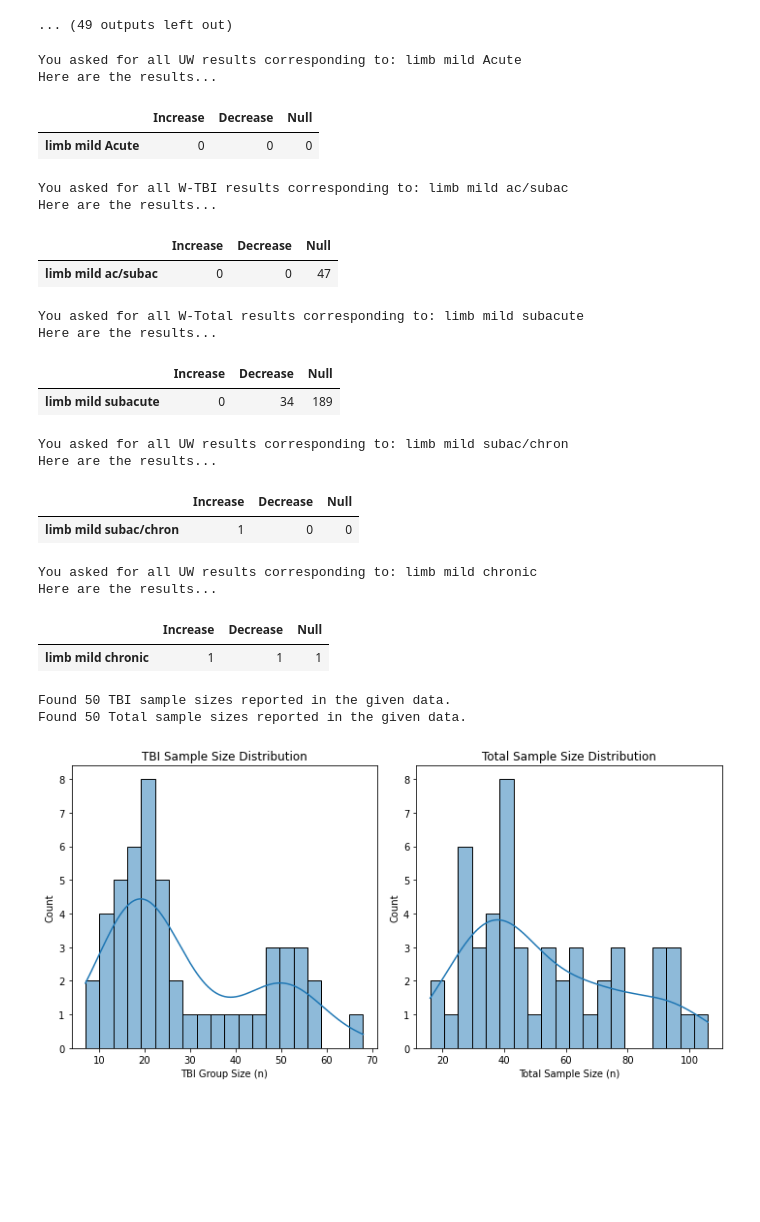
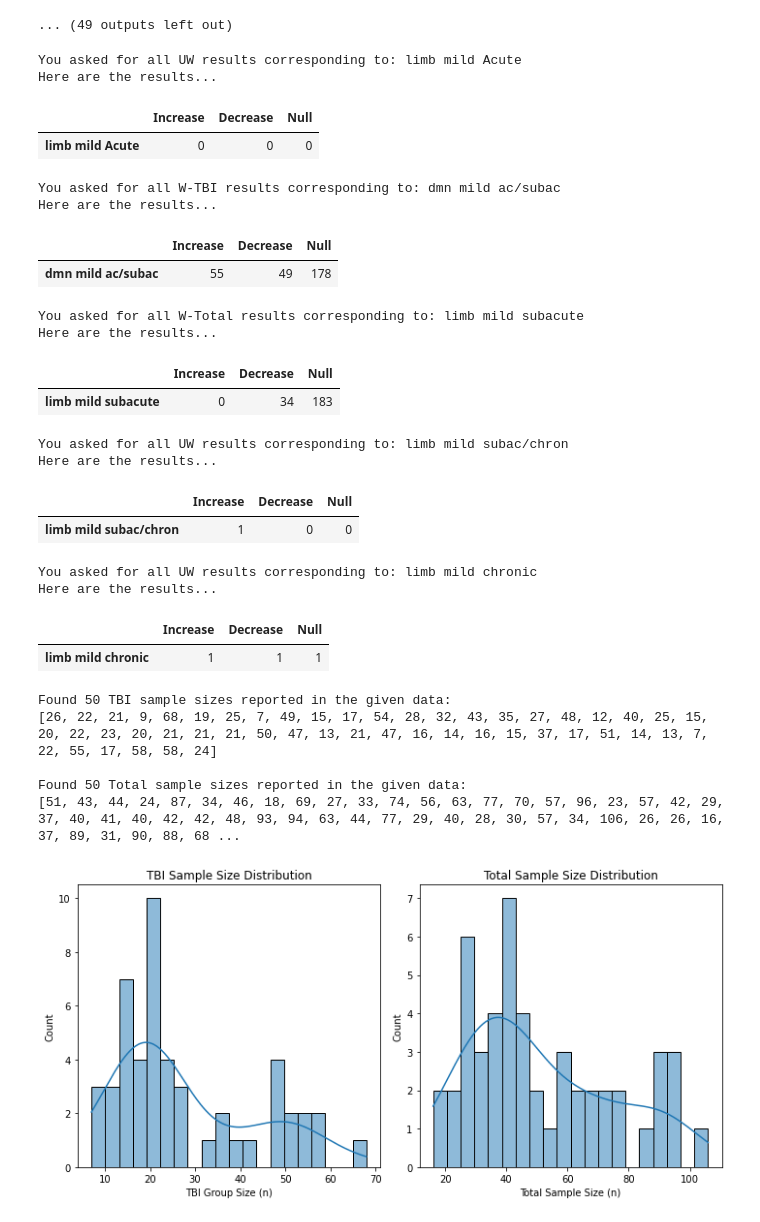
Before and after one commit to danielfrees/rsfMRI_LitReview, a Jupyter notebook: Data_Investigation_LR.ipynb, the cells around one changed output. Saved outputs shown, nothing was run; the diff lists cells and outputs as text; code cells hidden in the pictures; blank space fills up the shorter version.

Commit message:
Updated for new sample sizes

```diff
--- a/Data_Investigation_LR.ipynb
+++ b/Data_Investigation_LR.ipynb
@@ -93,7 +96,7 @@ class Directory():
 dir = Directory()
 #edit your directories for the csv files on your system here
 
-baseDir = "/Users/danielfrees/Desktop/LitReview_CSVs"
+baseDir = "Data/LitReview_CSVs"
 dir.dmn = baseDir + "/rsfMRI_TBI_Data - DMN.csv"
 dir.ecn = baseDir + "/rsfMRI_TBI_Data - ECN.csv"
 dir.limbic = baseDir + "/rsfMRI_TBI_Data - Limbic.csv"
@@ -277,7 +280,7 @@ Limbic in Detail (UW):
 ... (49 outputs left out)
 # %%
 easyQueryStats(stats, "UW", "limb", "mild", "Acute")
-easyQueryStats(stats, "W-TBI", "limb", "mild", "ac/subac")
+easyQueryStats(stats, "W-TBI", "dmn", "mild", "ac/subac")
 easyQueryStats(stats, "W-Total", "limb", "mild", "subacute")
 easyQueryStats(stats, "UW", "limb", "mild", "subac/chron")
 easyQueryStats(stats, "UW", "limb", "mild", "chronic")
@@ -286,14 +289,14 @@ You asked for all UW results corresponding to: limb mild Acute
 Here are the results...
 |  | Increase | Decrease | Null |
 | limb mild Acute | 0 | 0 | 0 |
-You asked for all W-TBI results corresponding to: limb mild ac/subac
+You asked for all W-TBI results corresponding to: dmn mild ac/subac
 Here are the results...
 |  | Increase | Decrease | Null |
-| limb mild ac/subac | 0 | 0 | 47 |
+| dmn mild ac/subac | 55 | 49 | 178 |
 You asked for all W-Total results corresponding to: limb mild subacute
 Here are the results...
 |  | Increase | Decrease | Null |
-| limb mild subacute | 0 | 34 | 189 |
+| limb mild subacute | 0 | 34 | 183 |
 You asked for all UW results corresponding to: limb mild subac/chron
 Here are the results...
 |  | Increase | Decrease | Null |
@@ -306,8 +309,11 @@ Here are the results...
 #Try it out here!
 # %%
 #check sample distributions
-sampleDist(data)
+sample_sizes = sampleDist(data)
 # %% [output]
-Found 50 TBI sample sizes reported in the given data.
-Found 50 Total sample sizes reported in the given data.
+Found 50 TBI sample sizes reported in the given data:
+[26, 22, 21, 9, 68, 19, 25, 7, 49, 15, 17, 54, 28, 32, 43, 35, 27, 48, 12, 40, 25, 15, 20, 22, 23, 20, 21, 21, 21, 50, 47, 13, 21, 47, 16, 14, 16, 15, 37, 17, 51, 14, 13, 7, 22, 55, 17, 58, 58, 24]
+
+Found 50 Total sample sizes reported in the given data:
+[51, 43, 44, 24, 87, 34, 46, 18, 69, 27, 33, 74, 56, 63, 77, 70, 57, 96, 23, 57, 42, 29, 37, 40, 41, 40, 42, 42, 48, 93, 94, 63, 44, 77, 29, 40, 28, 30, 57, 34, 106, 26, 26, 16, 37, 89, 31, 90, 88, 68 ...
-[figure, old version]
+[figure, new version]
```
Also changed, not shown: parts of 2 cells of this notebook, 10 other files.
